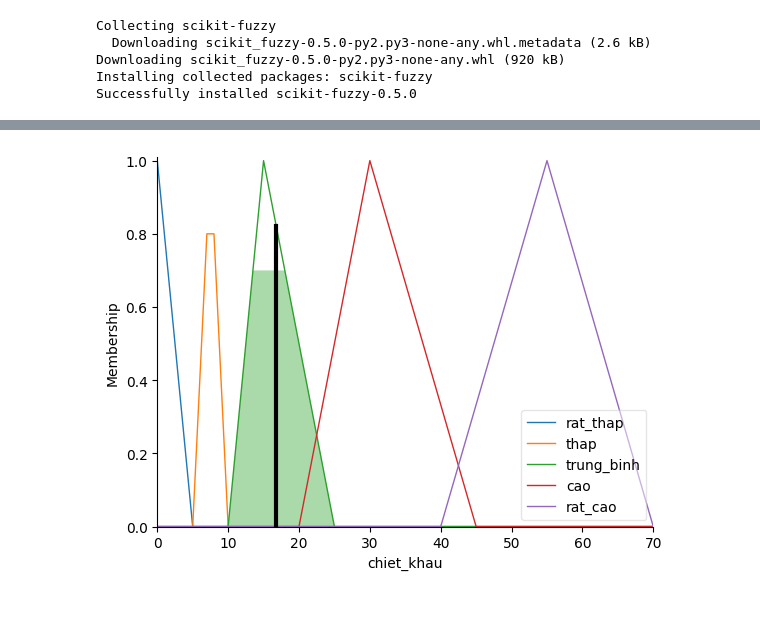
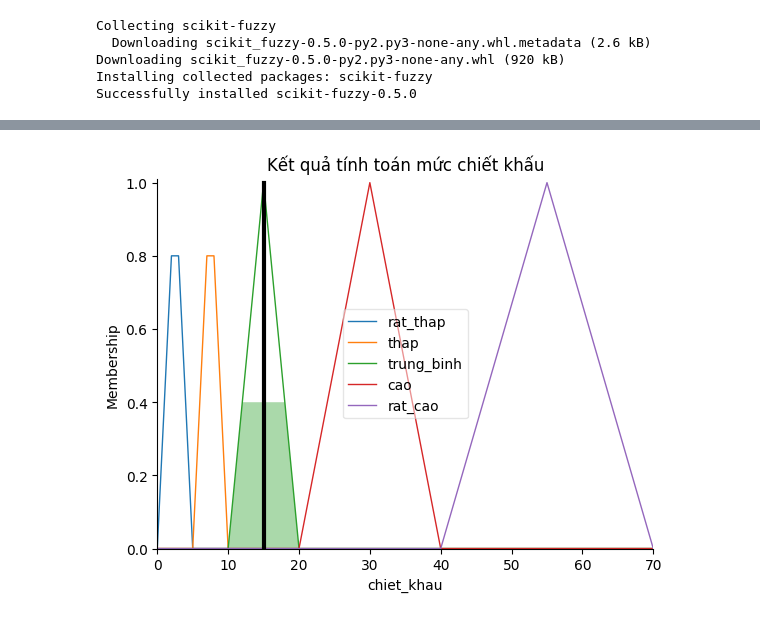
Before and after one commit to dang710206/btap-AI---week-2, a Jupyter notebook: bt13.ipynb, the cells around one changed output, grey strips where cells are left out. Saved outputs shown, nothing was run; the diff lists cells and outputs as text; code cells hidden in the pictures.

Commit message:
Được tạo bằng Colab

```diff
--- a/bt13.ipynb
+++ b/bt13.ipynb
@@ -15,10 +15,10 @@ import numpy as np
 import matplotlib.pyplot as plt
 
 nhu_cau_san_pham = ctrl.Antecedent(np.arange(0, 101, 1), 'nhu_cau_san_pham')
-ap_luc_doi_thu = ctrl.Antecedent(np.arange(0, 101, 1), 'ap_luc_doi_thu')
-uy_tin_cua_hang = ctrl.Antecedent(np.arange(0, 101, 1), 'uy_tin_cua_hang')
+ap_luc_canh_tranh = ctrl.Antecedent(np.arange(0, 101, 1), 'ap_luc_canh_tranh')
+danh_tieng_cua_hang = ctrl.Antecedent(np.arange(1, 6, 0.1), 'danh_tieng_cua_hang')
 bien_loi_nhuan = ctrl.Antecedent(np.arange(0, 101, 1), 'bien_loi_nhuan')
-nhu_cau_mua = ctrl.Antecedent(np.arange(0, 101, 1), 'nhu_cau_mua')
+nhu_cau_mua_vu = ctrl.Antecedent(np.arange(0, 101, 1), 'nhu_cau_mua_vu')
 
 chiet_khau = ctrl.Consequent(np.arange(0, 71, 1), 'chiet_khau')
 
@@ -26,55 +26,63 @@ nhu_cau_san_pham['thap'] = fuzz.trimf(nhu_cau_san_pham.universe, [0, 0, 40])
 nhu_cau_san_pham['trung_binh'] = fuzz.trimf(nhu_cau_san_pham.universe, [30, 50, 70])
 nhu_cau_san_pham['cao'] = fuzz.trimf(nhu_cau_san_pham.universe, [60, 100, 100])
 
-ap_luc_doi_thu['thap'] = fuzz.trimf(ap_luc_doi_thu.universe, [0, 0, 35])
-ap_luc_doi_thu['trung_binh'] = fuzz.trimf(ap_luc_doi_thu.universe, [25, 50, 75])
-ap_luc_doi_thu['cao'] = fuzz.trimf(ap_luc_doi_thu.universe, [65, 100, 100])
+ap_luc_canh_tranh['thap'] = fuzz.trimf(ap_luc_canh_tranh.universe, [0, 0, 35])
+ap_luc_canh_tranh['trung_binh'] = fuzz.trimf(ap_luc_canh_tranh.universe, [25, 50, 75])
+ap_luc_canh_tranh['cao'] = fuzz.trimf(ap_luc_canh_tranh.universe, [65, 100, 100])
 
-uy_tin_cua_hang['thap'] = fuzz.trimf(uy_tin_cua_hang.universe, [0, 0, 40])
-uy_tin_cua_hang['trung_binh'] = fuzz.trimf(uy_tin_cua_hang.universe, [30, 50, 70])
-uy_tin_cua_hang['cao'] = fuzz.trimf(uy_tin_cua_hang.universe, [60, 100, 100])
+danh_tieng_cua_hang['thap'] = fuzz.trimf(danh_tieng_cua_hang.universe, [1, 2, 4])
+danh_tieng_cua_hang['trung_binh'] = fuzz.trimf(danh_tieng_cua_hang.universe, [4, 4.25, 4.5])
+danh_tieng_cua_hang['cao'] = fuzz.trimf(danh_tieng_cua_hang.universe, [4.5, 4.75, 5])
 
 bien_loi_nhuan['thap'] = fuzz.trimf(bien_loi_nhuan.universe, [0, 0, 35])
 bien_loi_nhuan['trung_binh'] = fuzz.trimf(bien_loi_nhuan.universe, [25, 50, 75])
 bien_loi_nhuan['cao'] = fuzz.trimf(bien_loi_nhuan.universe, [65, 100, 100])
 
-nhu_cau_mua['thap'] = fuzz.trimf(nhu_cau_mua.universe, [0, 0, 30])
-nhu_cau_mua['trung_binh'] = fuzz.trimf(nhu_cau_mua.universe, [20, 50, 80])
-nhu_cau_mua['cao'] = fuzz.trimf(nhu_cau_mua.universe, [60, 100, 100])
+nhu_cau_mua_vu['khong'] = fuzz.trimf(nhu_cau_mua_vu.universe, [0, 0, 30])
+nhu_cau_mua_vu['trung_binh'] = fuzz.trimf(nhu_cau_mua_vu.universe, [20, 50, 80])
+nhu_cau_mua_vu['cao'] = fuzz.trimf(nhu_cau_mua_vu.universe, [60, 100, 100])
 
-chiet_khau['rat_thap'] = fuzz.trimf(chiet_khau.universe, [0, 0, 5])
+chiet_khau['rat_thap'] = fuzz.trimf(chiet_khau.universe, [0, 2.5, 5])
 chiet_khau['thap'] = fuzz.trimf(chiet_khau.universe, [5, 7.5, 10])
-chiet_khau['trung_binh'] = fuzz.trimf(chiet_khau.universe, [10, 15, 25])
-chiet_khau['cao'] = fuzz.trimf(chiet_khau.universe, [20, 30, 45])
+chiet_khau['trung_binh'] = fuzz.trimf(chiet_khau.universe, [10, 15, 20])
+chiet_khau['cao'] = fuzz.trimf(chiet_khau.universe, [20, 30, 40])
 chiet_khau['rat_cao'] = fuzz.trimf(chiet_khau.universe, [40, 55, 70])
 
-rule1 = ctrl.Rule(nhu_cau_san_pham['cao'] & ap_luc_doi_thu['thap'] & bien_loi_nhuan['thap'], chiet_khau['rat_thap'])
-rule2 = ctrl.Rule(nhu_cau_san_pham['thap'] & ap_luc_doi_thu['cao'] & bien_loi_nhuan['cao'], chiet_khau['cao'])
-rule3 = ctrl.Rule(uy_tin_cua_hang['cao'] & bien_loi_nhuan['trung_binh'] & nhu_cau_mua['cao'], chiet_khau['trung_binh'])
-rule4 = ctrl.Rule(ap_luc_doi_thu['cao'] & nhu_cau_mua['cao'] & bien_loi_nhuan['cao'], chiet_khau['rat_cao'])
-rule5 = ctrl.Rule(uy_tin_cua_hang['thap'] & nhu_cau_san_pham['trung_binh'] & bien_loi_nhuan['thap'], chiet_khau['trung_binh'])
-rule6 = ctrl.Rule(nhu_cau_san_pham['cao'] & nhu_cau_mua['thap'] & ap_luc_doi_thu['thap'], chiet_khau['rat_thap'])
-rule7 = ctrl.Rule(bien_loi_nhuan['cao'] & ap_luc_doi_thu['trung_binh'] & nhu_cau_mua['trung_binh'], chiet_khau['trung_binh'])
-rule_default = ctrl.Rule(nhu_cau_san_pham['cao'] & nhu_cau_mua['cao'], chiet_khau['trung_binh'])
+rule1 = ctrl.Rule(nhu_cau_san_pham['cao'] & ap_luc_canh_tranh['thap'] & bien_loi_nhuan['thap'],
+                 chiet_khau['rat_thap'])
 
-rules = [rule1, rule2, rule3, rule4, rule5, rule6, rule7, rule_default]
+rule2 = ctrl.Rule(nhu_cau_san_pham['thap'] & ap_luc_canh_tranh['cao'] & bien_loi_nhuan['cao'],
+                 chiet_khau['cao'])
 
-discount_ctrl = ctrl.ControlSystem(rules)
-discount_sim = ctrl.ControlSystemSimulation(discount_ctrl)
+rule3 = ctrl.Rule(danh_tieng_cua_hang['cao'] & bien_loi_nhuan['trung_binh'] & nhu_cau_mua_vu['cao'],
+                 chiet_khau['trung_binh'])
 
-discount_sim.input['nhu_cau_san_pham'] = 88
-discount_sim.input['ap_luc_doi_thu'] = 55
-discount_sim.input['uy_tin_cua_hang'] = 52
-discount_sim.input['bien_loi_nhuan'] = 78
-discount_sim.input['nhu_cau_mua'] = 92
+rule4 = ctrl.Rule(ap_luc_canh_tranh['cao'] & nhu_cau_mua_vu['cao'] & bien_loi_nhuan['cao'],
+                 chiet_khau['rat_cao'])
 
-discount_sim.compute()
+rule5 = ctrl.Rule(danh_tieng_cua_hang['thap'] & nhu_cau_san_pham['trung_binh'] & bien_loi_nhuan['thap'],
+                 chiet_khau['trung_binh'])
 
-if 'chiet_khau' in discount_sim.output:
-    print("Mức chiết khấu đề xuất:", round(discount_sim.output['chiet_khau'], 2), "%")
-else:
-    print("Không tính được kết quả. Hãy kiểm tra lại rules.")
+rule6 = ctrl.Rule(nhu_cau_san_pham['cao'] & nhu_cau_mua_vu['khong'] & ap_luc_canh_tranh['thap'],
+                 chiet_khau['rat_thap'])
 
-chiet_khau.view(sim=discount_sim)
+rule7 = ctrl.Rule(bien_loi_nhuan['cao'] & ap_luc_canh_tranh['trung_binh'] & nhu_cau_mua_vu['trung_binh'],
+                 chiet_khau['trung_binh'])
+
+he_thong_chiet_khau = ctrl.ControlSystem([rule1, rule2, rule3, rule4, rule5, rule6, rule7])
+mo_phong = ctrl.ControlSystemSimulation(he_thong_chiet_khau)
+
+mo_phong.input['nhu_cau_san_pham'] = 83
+mo_phong.input['ap_luc_canh_tranh'] = 49
+mo_phong.input['danh_tieng_cua_hang'] = 4.3
+mo_phong.input['bien_loi_nhuan'] = 79
+mo_phong.input['nhu_cau_mua_vu'] = 48
+
+mo_phong.compute()
+
+print(f"Mức chiết khấu đề xuất: {mo_phong.output['chiet_khau']:.2f}%")
+
+chiet_khau.view(sim=mo_phong)
+plt.title('Kết quả tính toán mức chiết khấu')
 plt.show()
 # %% [output]
@@ -82 +90 @@ Mức chiết khấu đề xuất: 16.78 %
-[figure, old version]
+[figure, new version]
```
Also changed, not shown: parts of 1 cell of this notebook.
